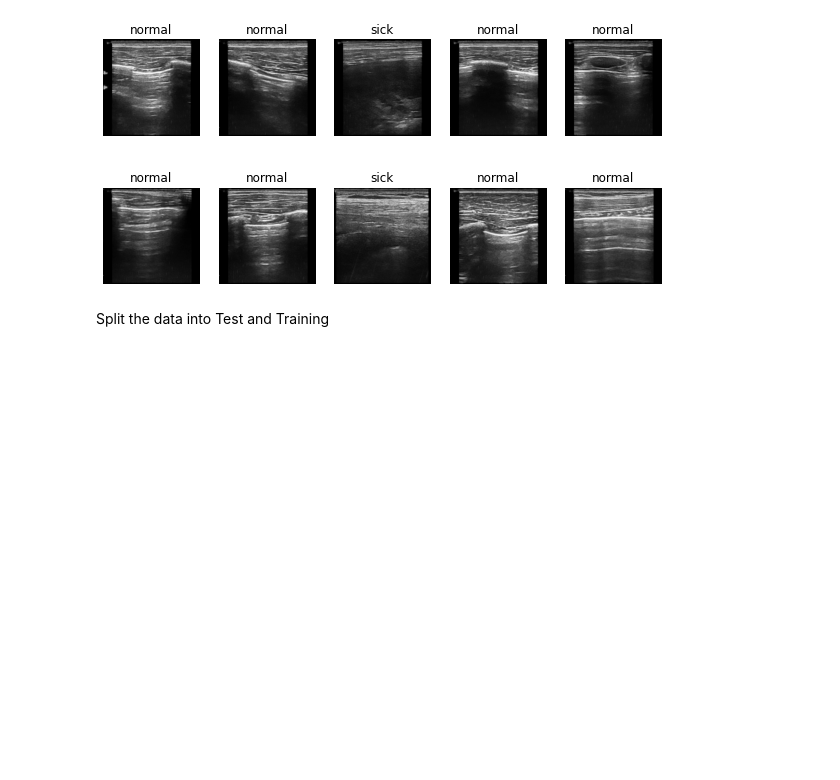
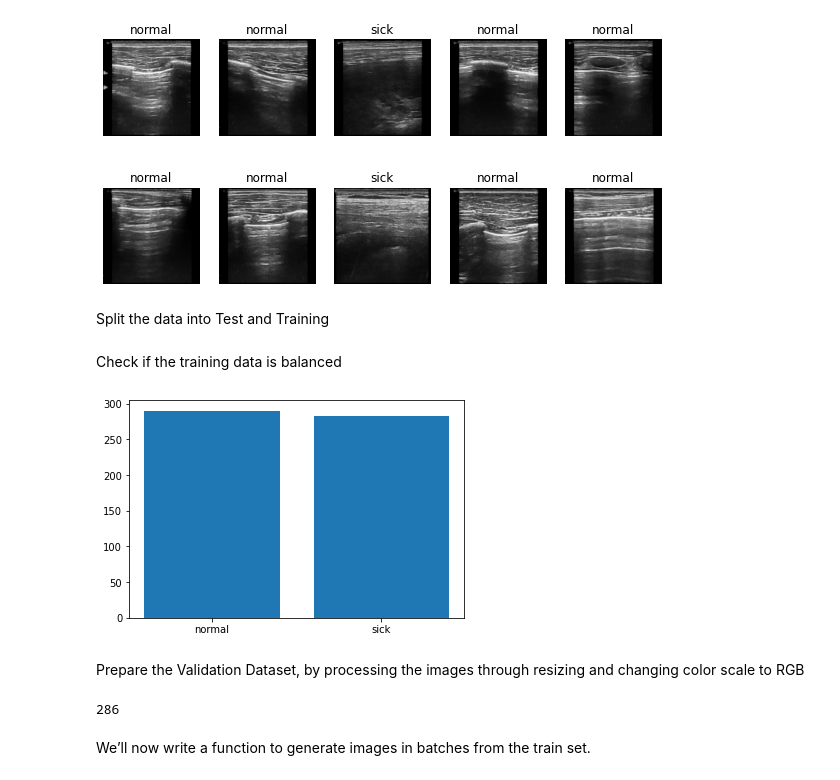
Before and after one commit to skizza8/Deep-Learning---Detecting-Pneumonia-from-Images, a Jupyter notebook: image_classification.ipynb, the cells around one changed output. Cells and saved outputs as stored; diff of their text form; code cells hidden in the pictures; blank space fills up the shorter version.

Commit message:
Splitting data into training and validation

```diff
--- a/image_classification.ipynb
+++ b/image_classification.ipynb
@@ -89,13 +89,24 @@ visualise_images(df_known_images['images'], df_known_images['labels'])
 # %% [markdown]
 Split the data into Test and Training
 # %%
-def get_dataset_partitions_pd(df, train_split=0.8, val_split=0.2):
-    assert (train_split + val_split) == 1
+def get_dataset_partitions_pd(df, train_split=0.8, val_split=0.2, test_split=0.0):
+    assert (train_split + test_split + val_split) == 1
 
     # Specify seed to always have the same split distribution between runs
     df_sample = df.sample(frac=1, random_state=12)
-    indices_or_sections = [int(train_split * len(df)), int((1 - val_split ) * len(df))]
+    indices_or_sections = [int(train_split * len(df)), int((1 - val_split - test_split) * len(df))]
 
-    train_ds, val_ds = np.split(df_sample, indices_or_sections)
+    train_ds, test_ds, val_ds = np.split(df_sample, indices_or_sections)
 
-    return train_ds, val_ds
+    return train_ds, val_ds, test_ds
+# %%
+train_ds, val_ds, test_ds = get_dataset_partitions_pd(df_known_images)
+# %% [markdown]
+Check if the training data is balanced
+# %%
+plt.bar(train_ds['labels'].value_counts().index, train_ds['labels'].value_counts().values)
+plt.show()
+# %% [output]
+[figure, added]
+# %% [markdown]
+Prepare the Validation Dataset, by processing the images through resizing and changing color scale to RGB
@@ -101,0 +140,7 @@ def get_dataset_partitions_pd(df, train_split=0.8, val_split=0.2):
+# %%
+val_data, val_labels = prepare_dataset(val_ds)
+print(len(val_data))
+# %% [output]
+286
+# %% [markdown]
+We’ll now write a function to generate images in batches from the train set.
```
Also changed, not shown: parts of 2 cells of this notebook.
